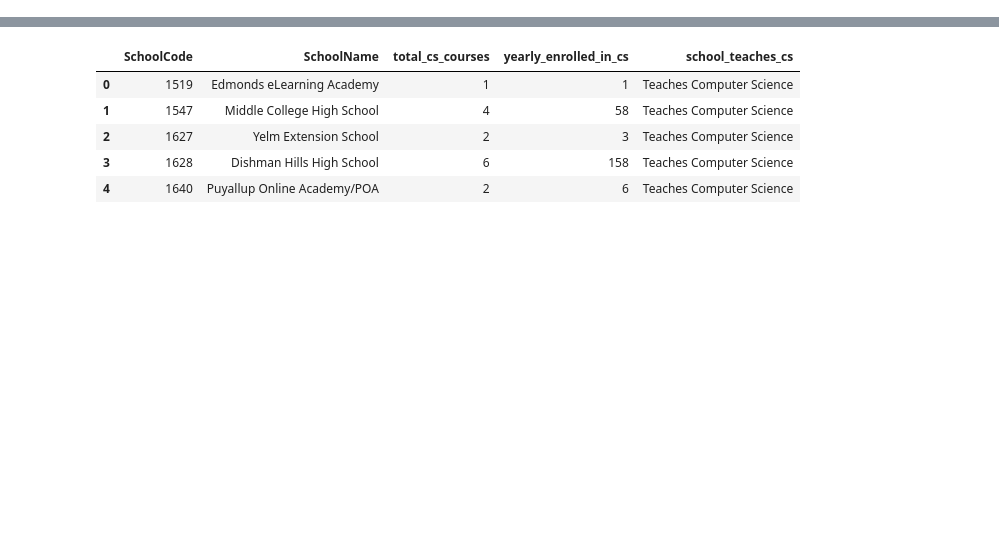
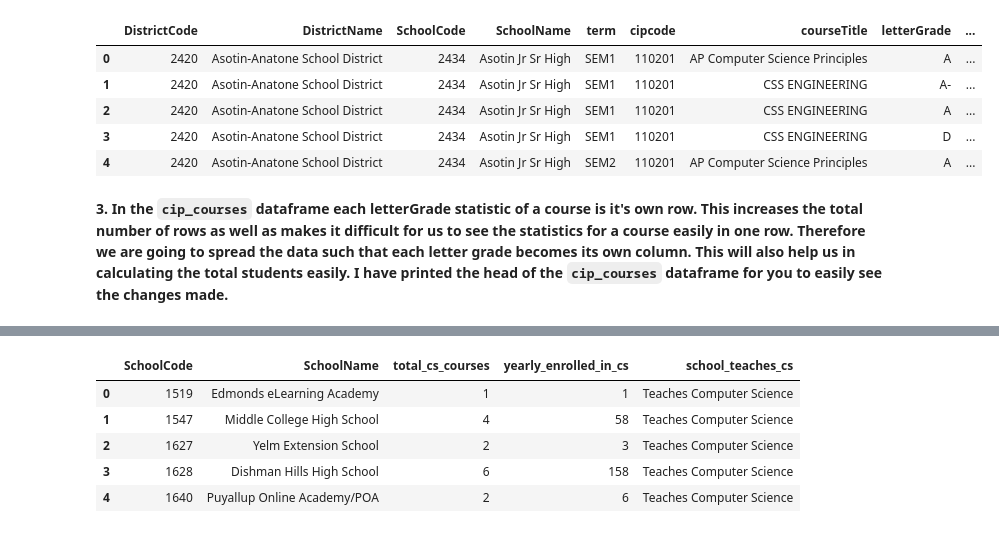
Before and after one commit to codeandcognition/CS_High_School_Education_WA, a Jupyter notebook: Stage_2_Preparing_Visualization_Dataset.ipynb, the cells around one changed output, grey strips where cells are left out. Drawn from its saved outputs; the diff is of its cells as text; code cells hidden in the pictures; blank space fills up the shorter version.

```diff
--- a/Stage_2_Preparing_Visualization_Dataset.ipynb
+++ b/Stage_2_Preparing_Visualization_Dataset.ipynb
@@ -134,0 +70,12 @@ known_schools.head()
+# %%
+# Printing the head of the dataframe
+cip_courses.head(5)
+# %% [output]
+|  | DistrictCode | DistrictName | SchoolCode | SchoolName | term | cipcode | courseTitle | letterGrade | ... |
+| 0 | 2420 | Asotin-Anatone School District | 2434 | Asotin Jr Sr High | SEM1 | 110201 | AP Computer Science Principles | A | ... |
+| 1 | 2420 | Asotin-Anatone School District | 2434 | Asotin Jr Sr High | SEM1 | 110201 | CSS ENGINEERING | A- | ... |
+| 2 | 2420 | Asotin-Anatone School District | 2434 | Asotin Jr Sr High | SEM1 | 110201 | CSS ENGINEERING | A | ... |
+| 3 | 2420 | Asotin-Anatone School District | 2434 | Asotin Jr Sr High | SEM1 | 110201 | CSS ENGINEERING | D | ... |
+| 4 | 2420 | Asotin-Anatone School District | 2434 | Asotin Jr Sr High | SEM2 | 110201 | AP Computer Science Principles | A | ... |
+# %% [markdown]
+**3. In the `cip_courses` dataframe each letterGrade statistic of a course is it's own row. This increases the total number of rows as well as makes it difficult for us to see the statistics for a course easily in one row. Therefore we are going to spread the data such that each letter grade becomes its own column. This will also help us in calculating the total students easily. I have printed the head of the `cip_courses` dataframe for you to easily see the changes made.**
```
Also changed, not shown: parts of 76 cells of this notebook, 5 other files.
